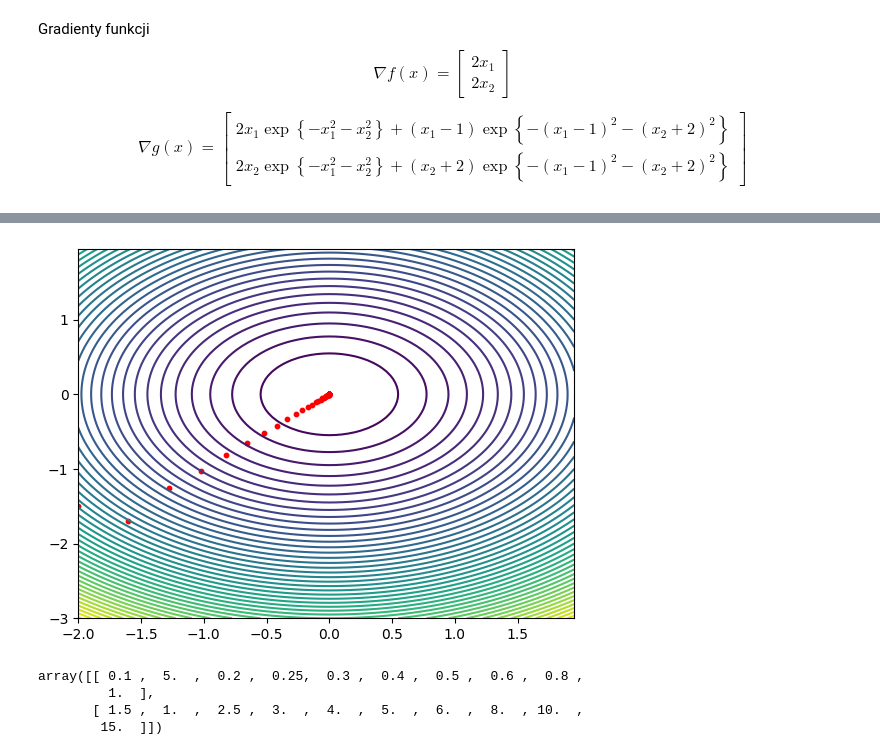
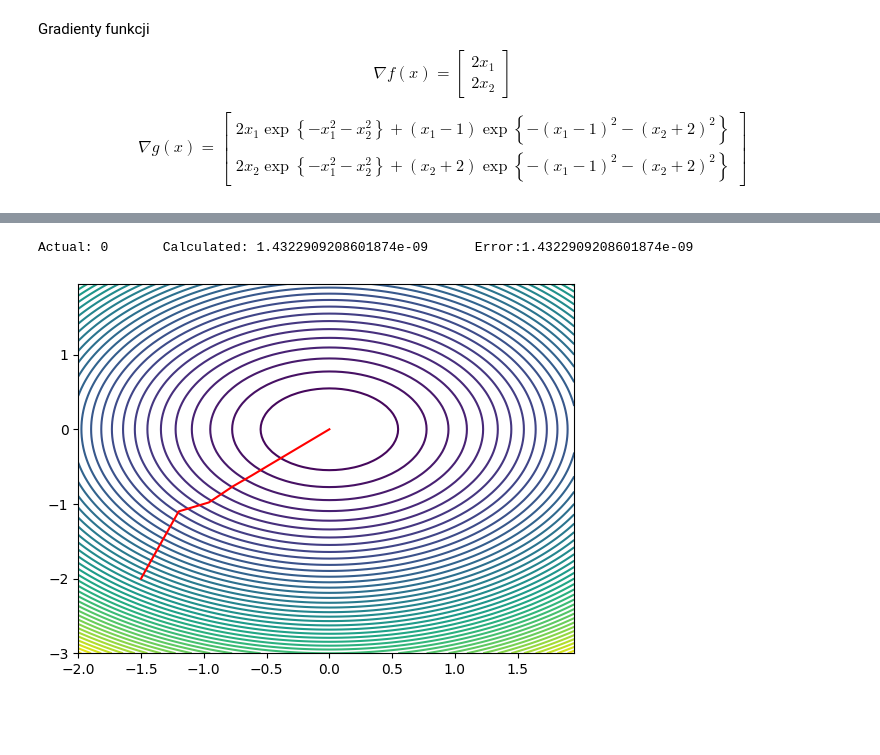
Before and after one commit to VisteK528/WSI, a Jupyter notebook: Exercise1/zadanie_1b.ipynb, the cells around one changed output, grey strips where cells are left out. Saved outputs shown, nothing was run; the diff lists cells and outputs as text; code cells hidden in the pictures; blank space fills up the shorter version.

Commit message:
First working version of gradient descent algorithm

```diff
--- a/Exercise1/zadanie_1b.ipynb
+++ b/Exercise1/zadanie_1b.ipynb
@@ -89,10 +88,10 @@ class SimpleGradientDescent:
         plt.contour(self.X, self.Y, self.Z, 50)
         if self.trace is not None:
             if len(self.trace)>0:
-                plt.scatter(self.trace[:,0], self.trace[:,1], s=10, color="red")
+                plt.plot(self.trace[:,0], self.trace[:,1], color="red")
 
     def calculate_func_vale(self, x1:float, x2:float) -> float:
-        pass
+        return self.func(x1, x2)
 
     def calculate_func_grad(self, x1:float, x2:float) -> Tuple[float, float]:
         return self.grad_func(x1, x2)
@@ -113,4 +112,7 @@ class SimpleGradientDescent:
                 result = self.gradient_descent_step(self.trace[i-1, 0], self.trace[i-1, 1])
                 self.trace[i, :] = result
 
-        #self.trace = self.trace.reshape((2, steps))
+        if plot:
+            self.plot_func()
+
+        return self.calculate_func_vale(self.trace[-1, 0], self.trace[-1, 1])
@@ -133,8 +160,9 @@ class Grad1:
 # %%
 function1 = Function1()
 grad1 = Grad1()
 gradient = SimpleGradientDescent(function1, grad1)
-gradient.minimize(-2, -1.5, 100, 0)
-gradient.plot_func()
+value = gradient.minimize(-1.5, -2, 50, 0, True)
+print(f"Actual: {function1(0, 0)}\tCalculated: {value}\tError:{abs(function1(0, 0)-value)}")
 # %% [output]
+Actual: 0       Calculated: 1.4322909208601874e-09      Error:1.4322909208601874e-09
-[figure, old version]
+[figure, new version]
@@ -145,7 +168,0 @@ lista[:, 1] = (5, 1)
-# %%
-lista
-# %% [output]
-array([[ 0.1 ,  5.  ,  0.2 ,  0.25,  0.3 ,  0.4 ,  0.5 ,  0.6 ,  0.8 ,
-         1.  ],
-       [ 1.5 ,  1.  ,  2.5 ,  3.  ,  4.  ,  5.  ,  6.  ,  8.  , 10.  ,
-        15.  ]])
```
Also changed, not shown: parts of 9 cells of this notebook.
